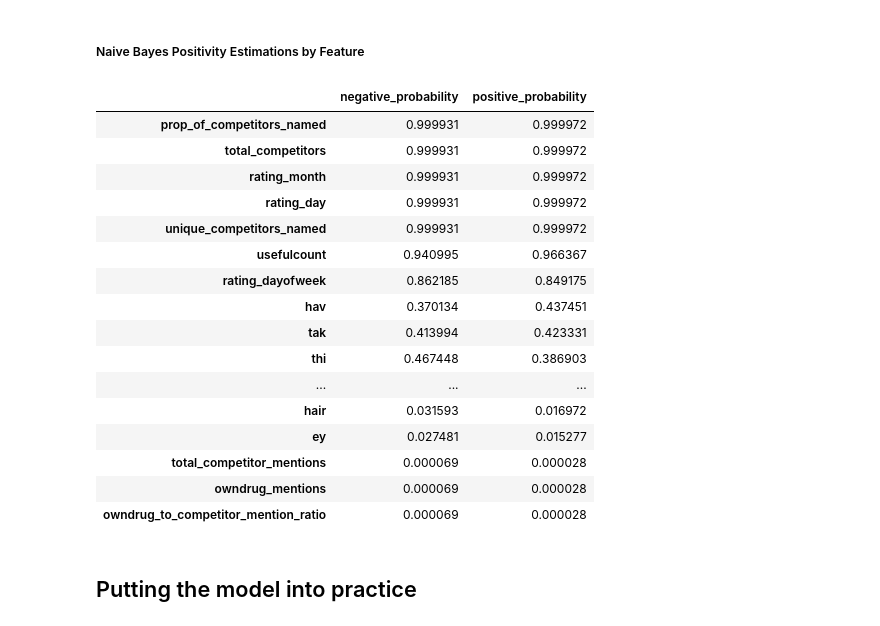
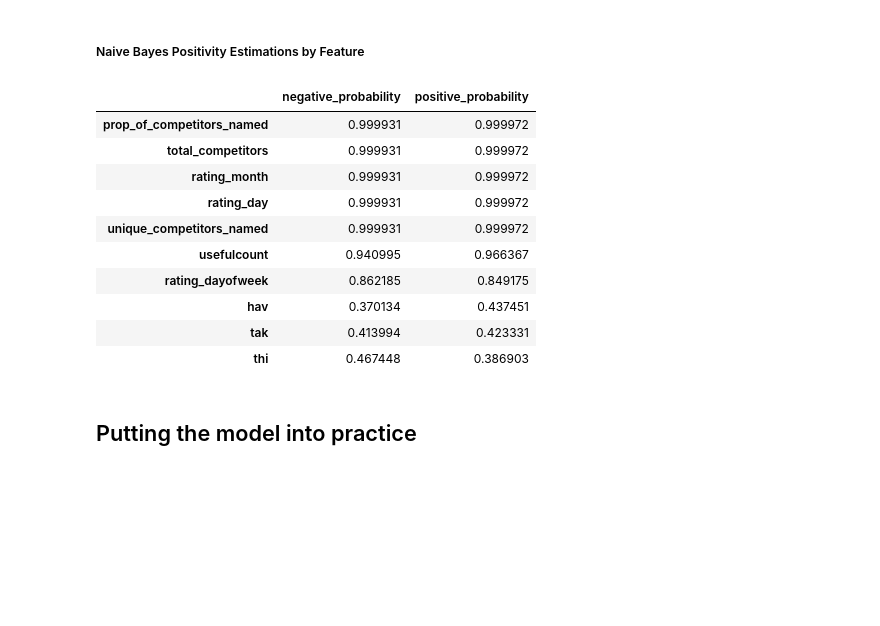
Before and after one commit to jacob-bayer/Sentiment-Analysis-with-NLP, a Jupyter notebook: Drug Review Sentiment Prediction Model.ipynb, the cells around one changed output. Drawn from its saved outputs; the diff is of its cells as text; code cells hidden in the pictures; blank space fills up the shorter version.

```diff
--- a/Drug Review Sentiment Prediction Model.ipynb
+++ b/Drug Review Sentiment Prediction Model.ipynb
@@ -1331,27 +1363,21 @@ NB_optimal = fit_models_models['NaiveBayesClassifier']
 # %%
 important_features= pd.DataFrame(data    = np.transpose(np.e**NB_optimal.feature_log_prob_).astype("float32"),
                                  index   = train_data.columns,
                                  columns = ['negative_probability','positive_probability'])
 pd.set_option("display.max_rows", None)
-important_features.sort_values(by = 'positive_probability', ascending = False)
+important_features.sort_values(by = 'positive_probability', ascending = False).head(10)
 # %% [output]
 |  | negative_probability | positive_probability |
 | prop_of_competitors_named | 0.999931 | 0.999972 |
 | total_competitors | 0.999931 | 0.999972 |
 | rating_month | 0.999931 | 0.999972 |
 | rating_day | 0.999931 | 0.999972 |
 | unique_competitors_named | 0.999931 | 0.999972 |
 | usefulcount | 0.940995 | 0.966367 |
 | rating_dayofweek | 0.862185 | 0.849175 |
 | hav | 0.370134 | 0.437451 |
 | tak | 0.413994 | 0.423331 |
 | thi | 0.467448 | 0.386903 |
-| ... | ... | ... |
-| hair | 0.031593 | 0.016972 |
-| ey | 0.027481 | 0.015277 |
-| total_competitor_mentions | 0.000069 | 0.000028 |
-| owndrug_mentions | 0.000069 | 0.000028 |
-| owndrug_to_competitor_mention_ratio | 0.000069 | 0.000028 |
 # %% [markdown]
 ## Putting the model into practice
 # %% [markdown]
```
Also changed, not shown: parts of 26 cells of this notebook.
